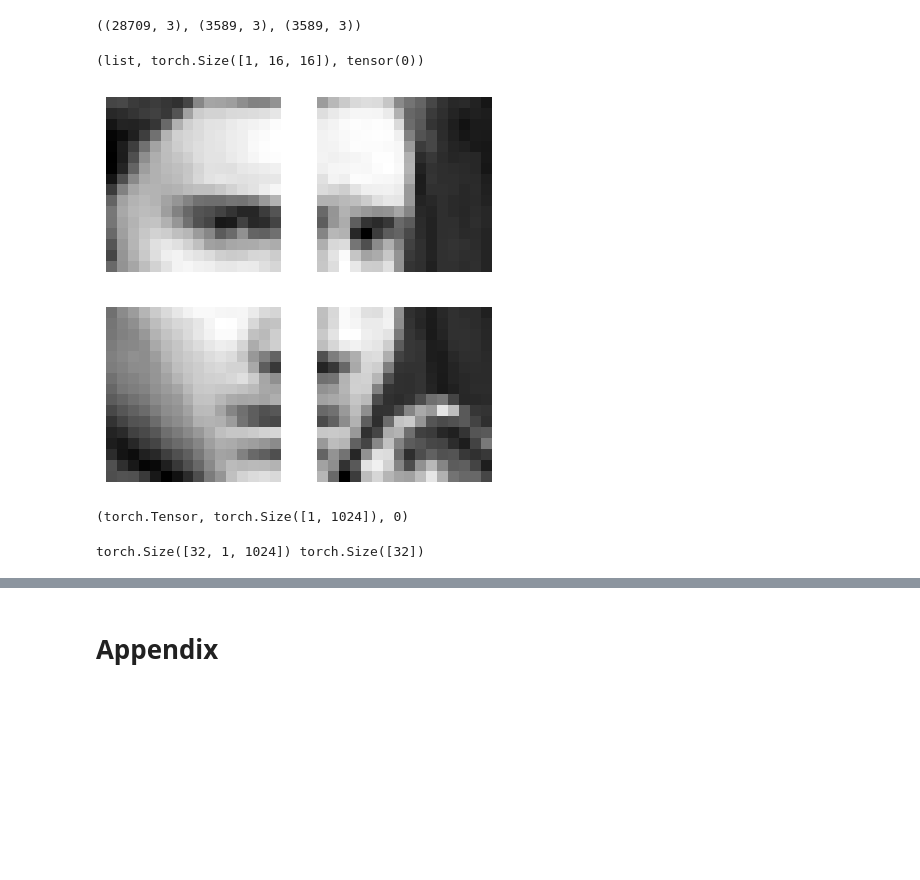
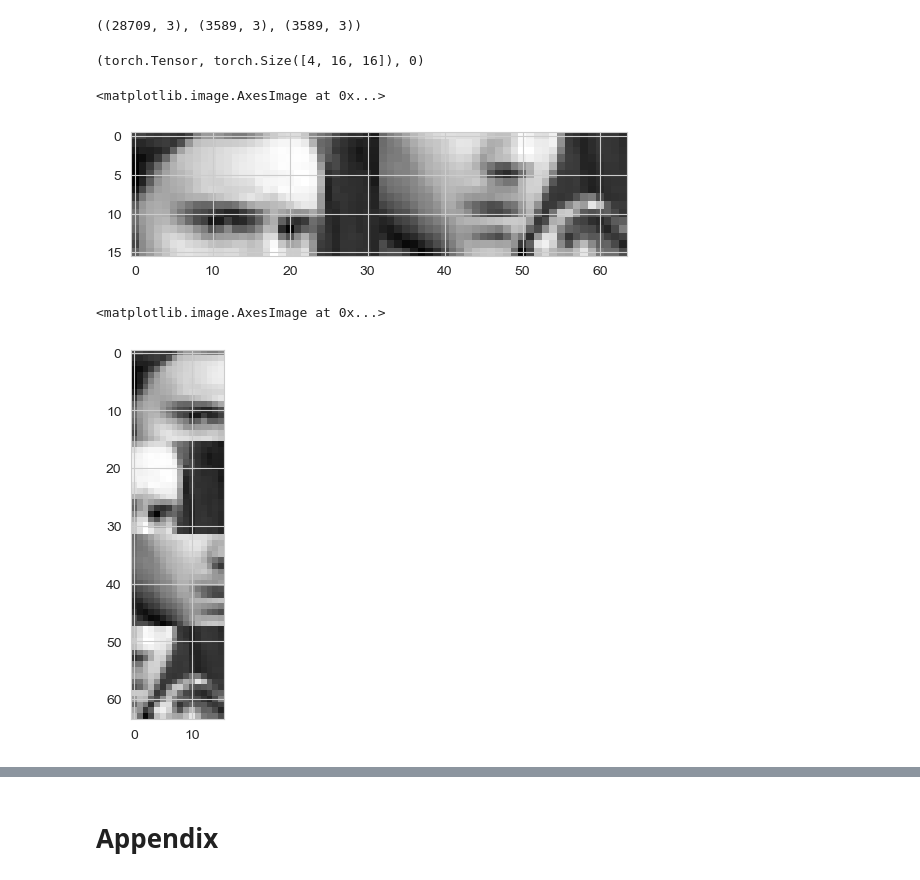
Before and after one commit to adishourya/VIT_FER2013, a Jupyter notebook: fer_vit.ipynb, the cells around one changed output, grey strips where cells are left out. Cells and saved outputs as stored; diff of their text form; code cells hidden in the pictures; blank space fills up the shorter version.

```diff
--- a/fer_vit.ipynb
+++ b/fer_vit.ipynb
@@ -10,5 +12,5 @@ import matplotlib.pyplot as plt
 # %%
-fer = pd.read_csv("./archive/fer2013/fer2013/fer2013.csv")
+fer = pd.read_csv("../archive/fer2013/fer2013/fer2013.csv")
 fer[:2] # show first 2 examples
 # %% [output]
 |  | emotion | pixels | Usage |
@@ -112,15 +27,6 @@ class FerDataset(utils.data.Dataset):
-# %%
-fer = FerDataset(fer_train, "train")
-patches,lab = fer[0]
-type(patches) , patches[0].shape , lab
-# %% [output]
-(list, torch.Size([1, 16, 16]), tensor(0))
-# %%
-fer.imshow_patches(patches)
-# %% [output]
-[figure, removed]
 # %%
 # actually we need to flatten all the patches individually .. and then make a single x out of it
+# but for illustration we will keep this operation in the model
 class FerDataset(utils.data.Dataset):
     """
     Keep the validation
@@ -153,16 +59,15 @@ class FerDataset(utils.data.Dataset):
 
 
     def get_patches(self, arr):
-        # expects a 32 , 32 image
-        # and we return back (32/16) * (32/16) = 4 patches
-        # remember first dimension is batch dimension
-        # you cant use view to reshape here as the patches are not contiguous in memory
-        # use reshape instead ..
-        tl = arr[:,:16, :16].reshape(-1, 16*16)
-        tr = arr[:,:16,16:].reshape(-1, 16*16)
-        bl = arr[:,16:,:16].reshape(-1, 16*16)
-        br = arr[:,16:,16:].reshape(-1,16*16)
-        return torch.cat([tl,tr,bl,br] , dim=1)
+        # best place to use einops
+        # squueze out the channel dimension.. the loader will add it ..
+        arr = einops.rearrange(arr,"1 h w -> h w")
+        patches = einops.rearrange(
+            arr, "(p1 h) (p2 w) ->(p1 p2) h w",p1=2 , p2=2
+        ) # lay it on as the batch for the image
+        # we need to crop twice for a 48 * 48 image to get a 16 * 16 patch
+        return patches
+
 
 
     def __getitem__(self, idx):
@@ -182,13 +87,30 @@ class FerDataset(utils.data.Dataset):
 
 
         return patches, label # dont use capital Tensor it will convert it into float
-# %%
-fer = FerDataset(fer_train, "train")
-patches,lab = fer[0]
-# 16*16*4 = 1024
-type(patches) , patches.shape , lab
-# %% [output]
-(torch.Tensor, torch.Size([1, 1024]), 0)
+# %%
+fer = FerDataset(fer_train, "train")
+patches,lab = fer[0]
+type(patches) , patches.shape , lab
+# %% [output]
+(torch.Tensor, torch.Size([4, 16, 16]), 0)
+# %%
+plt.imshow(
+    einops.rearrange(patches,"b h w ->  h (b w)"),
+    cmap="gray"
+)
+# %% [output]
+<matplotlib.image.AxesImage at 0x...>
+[figure, added]
+# %%
+# actually it looks like its only been cropped twice in the above cell.
+# but if you lay down in columns you could see the patches more clearly
+plt.imshow(
+    einops.rearrange(patches,"b h w -> (b h) w"),
+    cmap="gray"
+)
+# %% [output]
+<matplotlib.image.AxesImage at 0x...>
+[figure, added]
 # %%
 train_data = FerDataset(fer_train,"train")
 train_loader = utils.data.DataLoader(train_data, shuffle=True, batch_size=32)
@@ -195,10 +123,3 @@ train_loader = utils.data.DataLoader(train_data, shuffle=True, batch_size=32)
-# %%
-for data in train_loader:
-    img, label = data
-    print(img.shape, label.shape)
-    break
-# %% [output]
-torch.Size([32, 1, 1024]) torch.Size([32])
 # %%
 # check appendix for unit test of this class
 class SingleHead(nn.Module):
```
Also changed, not shown: parts of 20 cells of this notebook, 3 other files.
